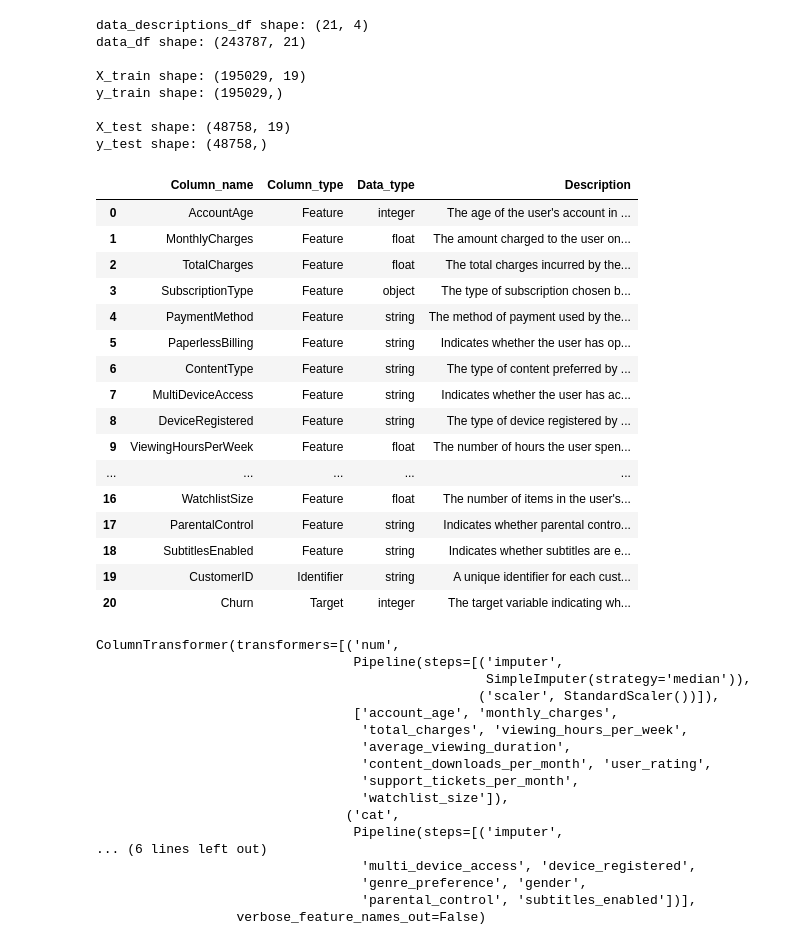
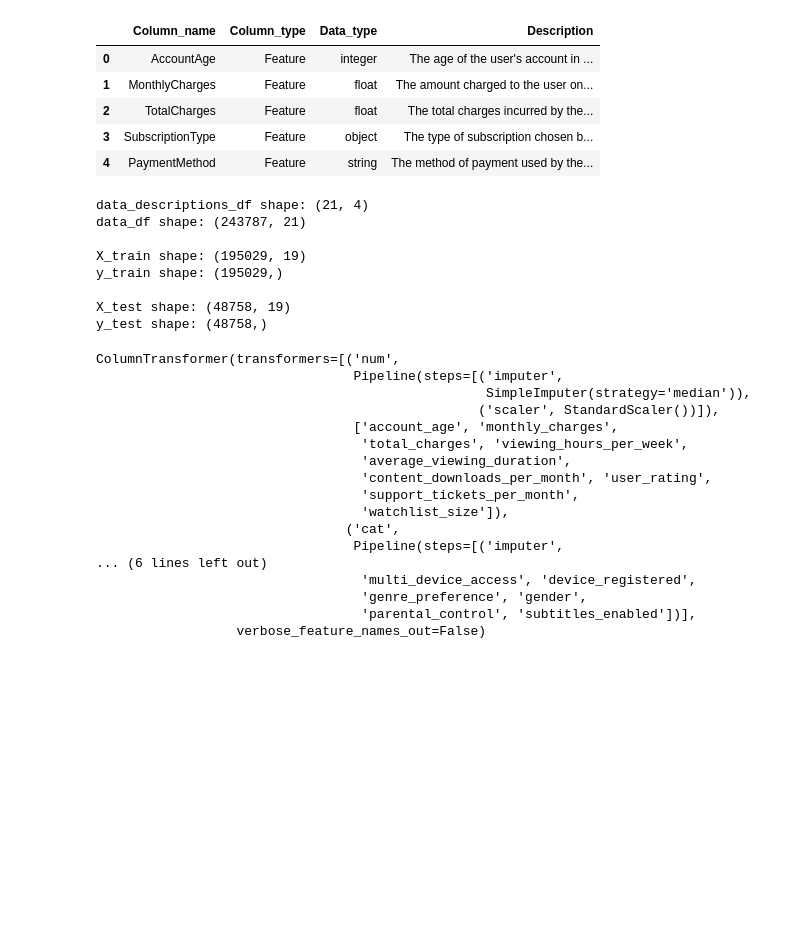
Before and after one commit to Soodabeh/retention-agent, a Jupyter notebook: notebooks/charlotte-pa-notebook.ipynb, the cells around one changed output. Drawn from its saved outputs; the diff is of its cells as text; code cells hidden in the pictures; blank space fills up the shorter version.

```diff
--- a/notebooks/charlotte-pa-notebook.ipynb
+++ b/notebooks/charlotte-pa-notebook.ipynb
@@ -25,2 +59,11 @@ def load_data(file_path: str):
+# %%
+data_descriptions_df.head()
+# %% [output]
+|  | Column_name | Column_type | Data_type | Description |
+| 0 | AccountAge | Feature | integer | The age of the user's account in ... |
+| 1 | MonthlyCharges | Feature | float | The amount charged to the user on... |
+| 2 | TotalCharges | Feature | float | The total charges incurred by the... |
+| 3 | SubscriptionType | Feature | object | The type of subscription chosen b... |
+| 4 | PaymentMethod | Feature | string | The method of payment used by the... |
 # %%
 def transform_columns(df: pd.DataFrame):
@@ -107,26 +152,6 @@ y_train shape: (195029,)
 
 X_test shape: (48758, 19)
 y_test shape: (48758,)
-# %%
-data_descriptions_df
-# %% [output]
-|  | Column_name | Column_type | Data_type | Description |
-| 0 | AccountAge | Feature | integer | The age of the user's account in ... |
-| 1 | MonthlyCharges | Feature | float | The amount charged to the user on... |
-| 2 | TotalCharges | Feature | float | The total charges incurred by the... |
-| 3 | SubscriptionType | Feature | object | The type of subscription chosen b... |
-| 4 | PaymentMethod | Feature | string | The method of payment used by the... |
-| 5 | PaperlessBilling | Feature | string | Indicates whether the user has op... |
-| 6 | ContentType | Feature | string | The type of content preferred by ... |
-| 7 | MultiDeviceAccess | Feature | string | Indicates whether the user has ac... |
-| 8 | DeviceRegistered | Feature | string | The type of device registered by ... |
-| 9 | ViewingHoursPerWeek | Feature | float | The number of hours the user spen... |
-| ... | ... | ... | ... | ... |
-| 16 | WatchlistSize | Feature | float | The number of items in the user's... |
-| 17 | ParentalControl | Feature | string | Indicates whether parental contro... |
-| 18 | SubtitlesEnabled | Feature | string | Indicates whether subtitles are e... |
-| 19 | CustomerID | Identifier | string | A unique identifier for each cust... |
-| 20 | Churn | Target | integer | The target variable indicating wh... |
 # %%
 preprocessor
 # %% [output]
```
Also changed, not shown: parts of 14 cells of this notebook.
